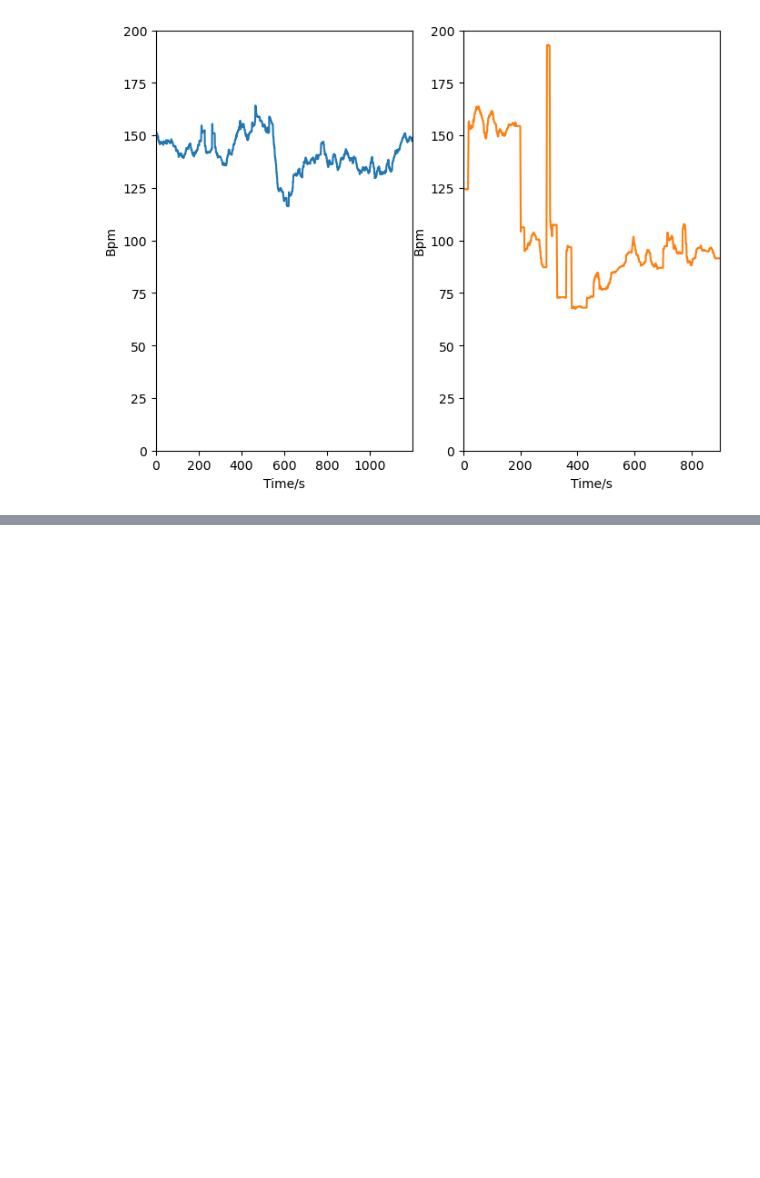
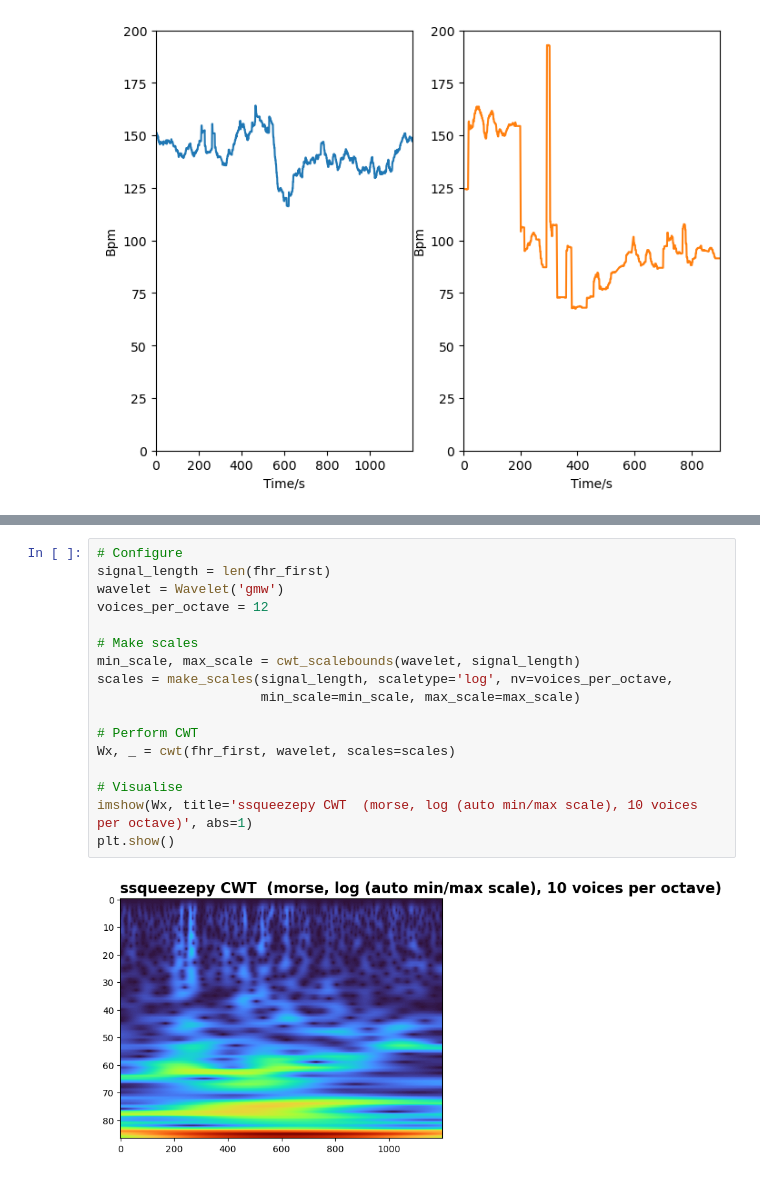
Before and after one commit to birth-outcomes/ctg_exploratory, a Jupyter notebook: 06_replicating_paper_processing.ipynb, the cells around one changed output, grey strips where cells are left out. Drawn from its saved outputs; the diff is of its cells as text; blank space fills up the shorter version.

Commit message:
Using ssqueezepy for daydulo 2022

```diff
--- a/06_replicating_paper_processing.ipynb
+++ b/06_replicating_paper_processing.ipynb
@@ -316,0 +311,19 @@ Text(0, 0.5, 'Scale')
+# %%
+# Configure
+signal_length = len(fhr_first)
+wavelet = Wavelet('gmw')
+voices_per_octave = 12
+
+# Make scales
+min_scale, max_scale = cwt_scalebounds(wavelet, signal_length)
+scales = make_scales(signal_length, scaletype='log', nv=voices_per_octave,
+                     min_scale=min_scale, max_scale=max_scale)
+
+# Perform CWT
+Wx, _ = cwt(fhr_first, wavelet, scales=scales)
+
+# Visualise
+imshow(Wx, title='ssqueezepy CWT  (morse, log (auto min/max scale), 10 voices per octave)', abs=1)
+plt.show()
+# %% [output]
+[figure, added]
```
Also changed, not shown: parts of 5 cells of this notebook.
